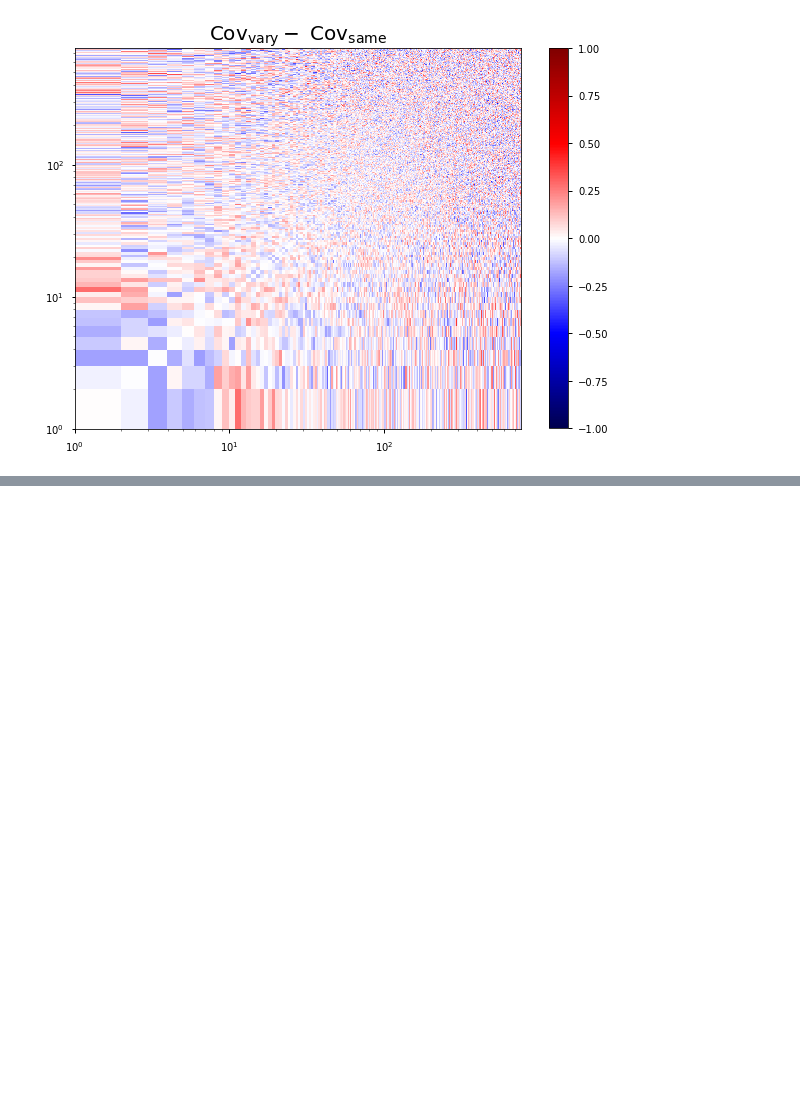
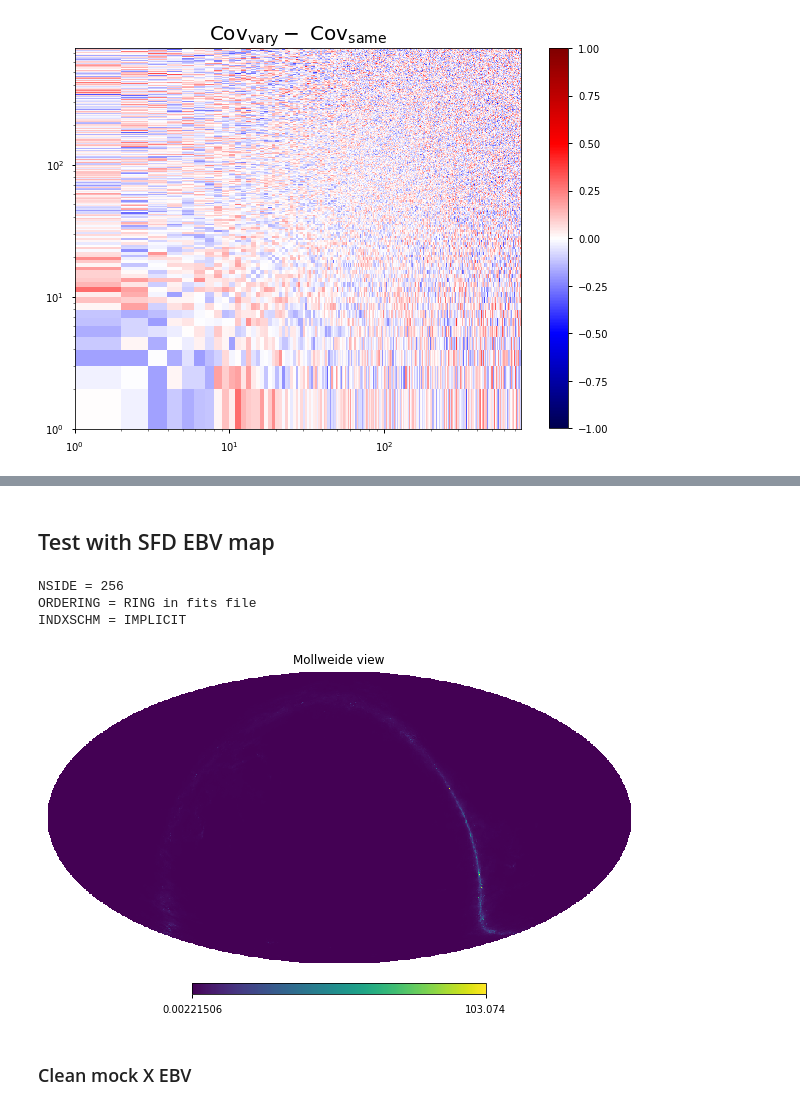
Before and after one commit to tanveerkarim/imaging-sys-covariance, a Jupyter notebook: notebooks/generate_mocks.ipynb, the cells around one changed output, grey strips where cells are left out. Drawn from its saved outputs; the diff is of its cells as text; code cells hidden in the pictures; blank space fills up the shorter version.

Commit message:
update mock generation

```diff
--- a/notebooks/generate_mocks.ipynb
+++ b/notebooks/generate_mocks.ipynb
@@ -244,0 +286,13 @@ plt.colorbar()
+# %% [markdown]
+## Test with SFD EBV map
+# %%
+ebv = hp.read_map("../dat/healSFD_256_fullsky.fits", )
+
+hp.mollview(ebv)
+# %% [output]
+NSIDE = 256
+ORDERING = RING in fits file
+INDXSCHM = IMPLICIT
+[figure, added]
+# %% [markdown]
+### Clean mock X EBV
```
Also changed, not shown: parts of 14 cells of this notebook.
